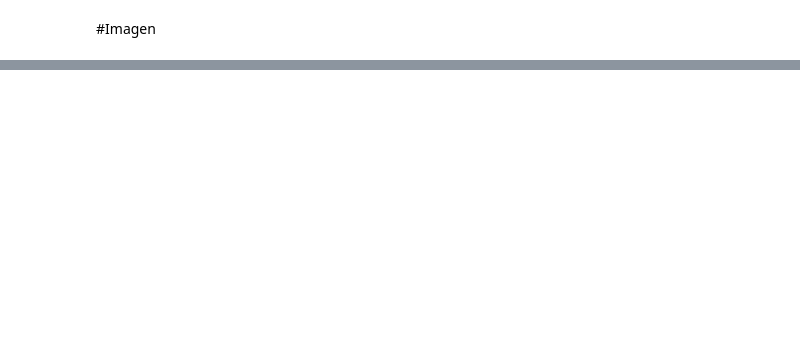
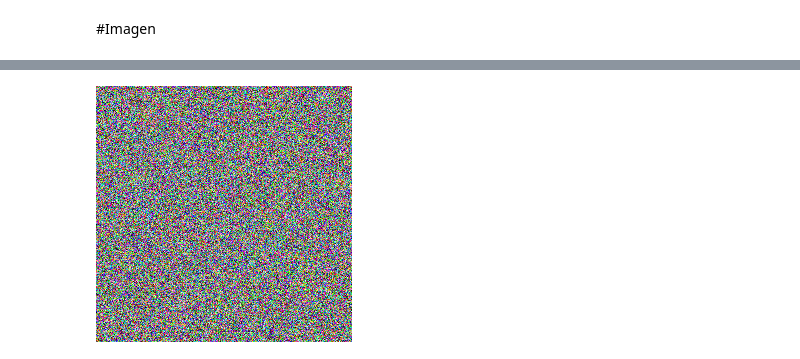
Before and after one commit to PsorTheDoctor/artificial-intelligence, a Jupyter notebook: modern_approach/text_to_image/imagen.ipynb, the cells around one changed output, grey strips where cells are left out. Cells and saved outputs as stored; diff of their text form; code cells hidden in the pictures; blank space fills up the shorter version.

```diff
--- a/modern_approach/text_to_image/imagen.ipynb
+++ b/modern_approach/text_to_image/imagen.ipynb
@@ -63,0 +150,6 @@ cv2_imshow(img.T)
+# %%
+noise = np.random.rand(256, 256, 3)
+
+cv2_imshow(np.array(noise * 255, dtype=np.uint8))
+# %% [output]
+[figure, added]
```
Also changed, not shown: parts of 12 cells of this notebook.
